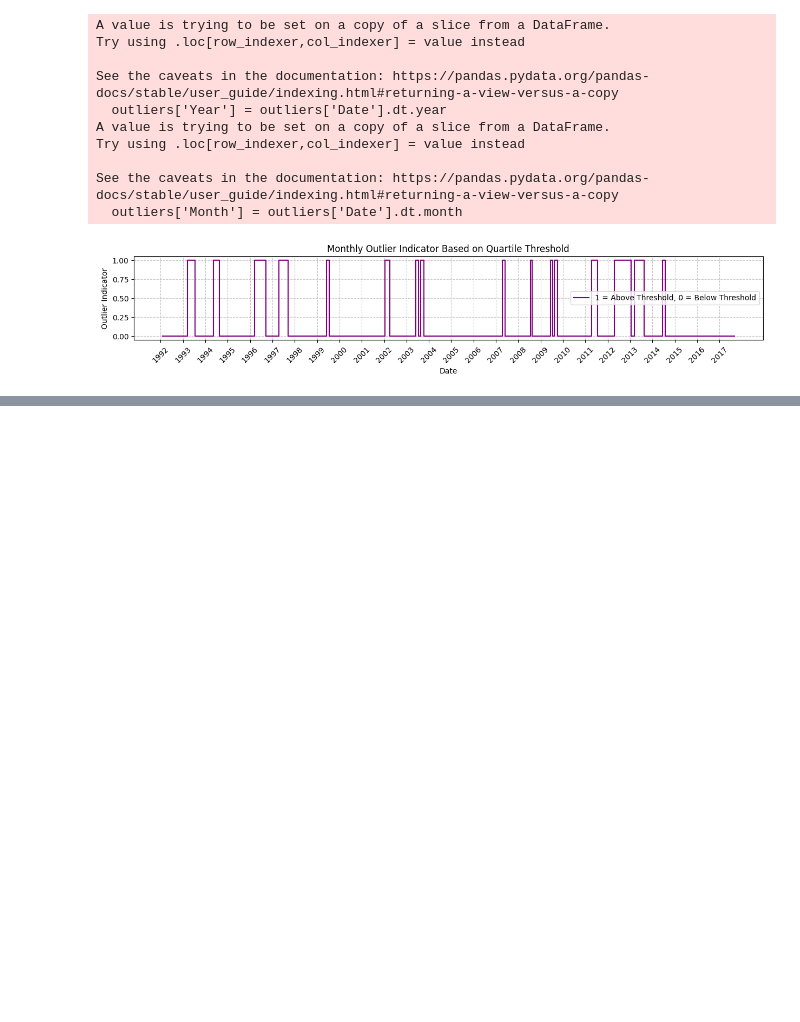
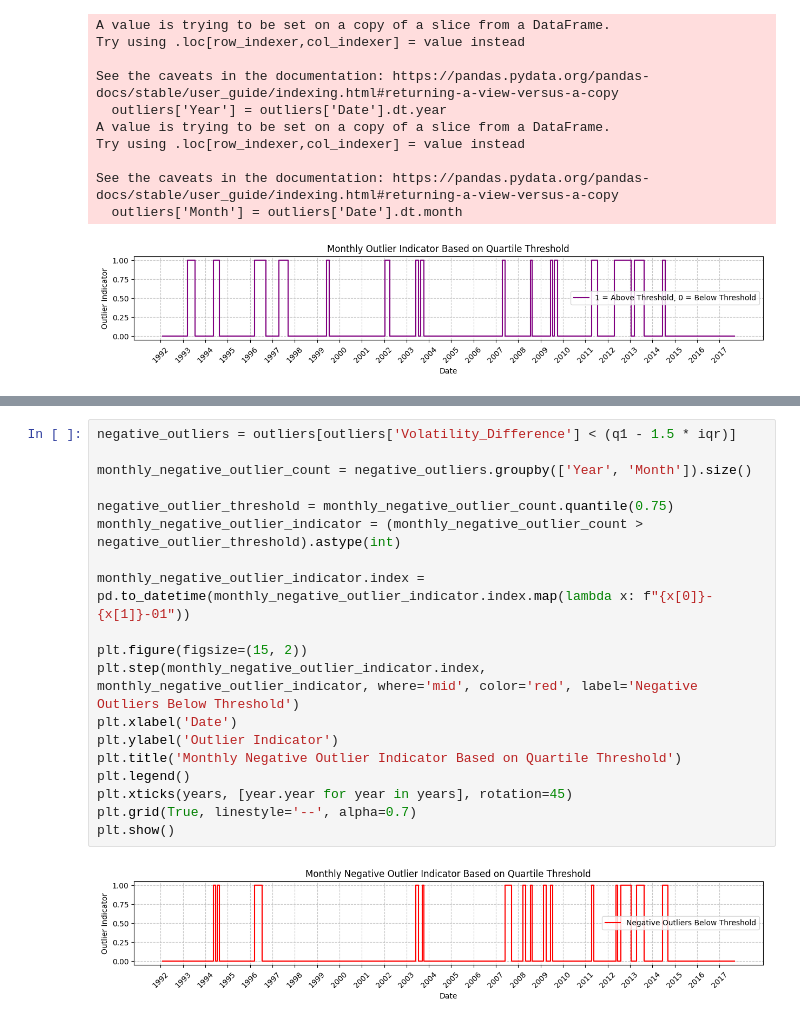
Before and after one commit to mkowa2/Data_Bandits_CS418, a Jupyter notebook: VISUALIZATION_rangedata_commodities_since1877.ipynb, the cells around one changed output, grey strips where cells are left out. Cells and saved outputs as stored; diff of their text form; blank space fills up the shorter version.

```diff
--- a/VISUALIZATION_rangedata_commodities_since1877.ipynb
+++ b/VISUALIZATION_rangedata_commodities_since1877.ipynb
@@ -177,0 +199,21 @@ See the caveats in the documentation: https://pandas.pydata.org/pandas-docs/stab
+# %%
+negative_outliers = outliers[outliers['Volatility_Difference'] < (q1 - 1.5 * iqr)]
+
+monthly_negative_outlier_count = negative_outliers.groupby(['Year', 'Month']).size()
+
+negative_outlier_threshold = monthly_negative_outlier_count.quantile(0.75)
+monthly_negative_outlier_indicator = (monthly_negative_outlier_count > negative_outlier_threshold).astype(int)
+
+monthly_negative_outlier_indicator.index = pd.to_datetime(monthly_negative_outlier_indicator.index.map(lambda x: f"{x[0]}-{x[1]}-01"))
+
+plt.figure(figsize=(15, 2))
+plt.step(monthly_negative_outlier_indicator.index, monthly_negative_outlier_indicator, where='mid', color='red', label='Negative Outliers Below Threshold')
+plt.xlabel('Date')
+plt.ylabel('Outlier Indicator')
+plt.title('Monthly Negative Outlier Indicator Based on Quartile Threshold')
+plt.legend()
+plt.xticks(years, [year.year for year in years], rotation=45)
+plt.grid(True, linestyle='--', alpha=0.7)
+plt.show()
+# %% [output]
+[figure, added]
```
Also changed, not shown: parts of 2 cells of this notebook.
